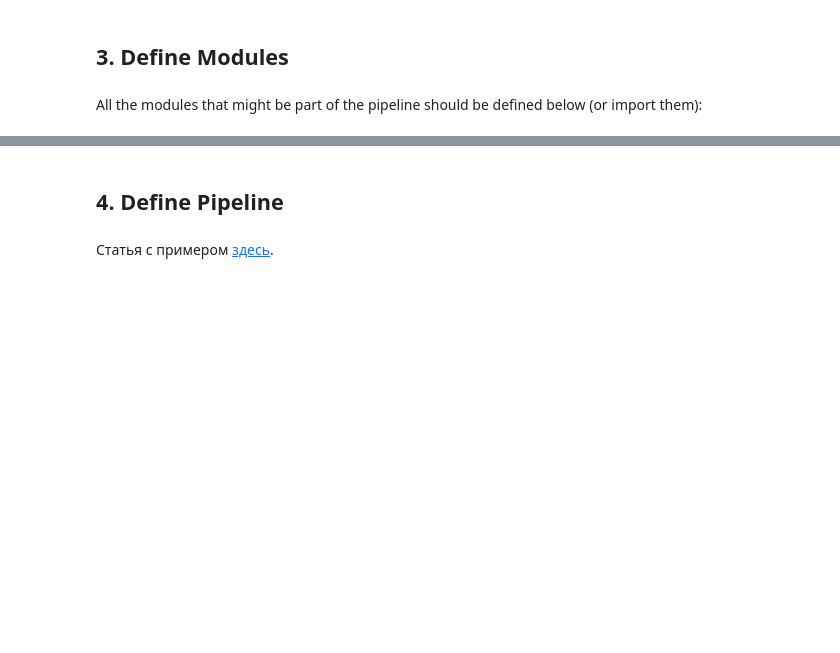
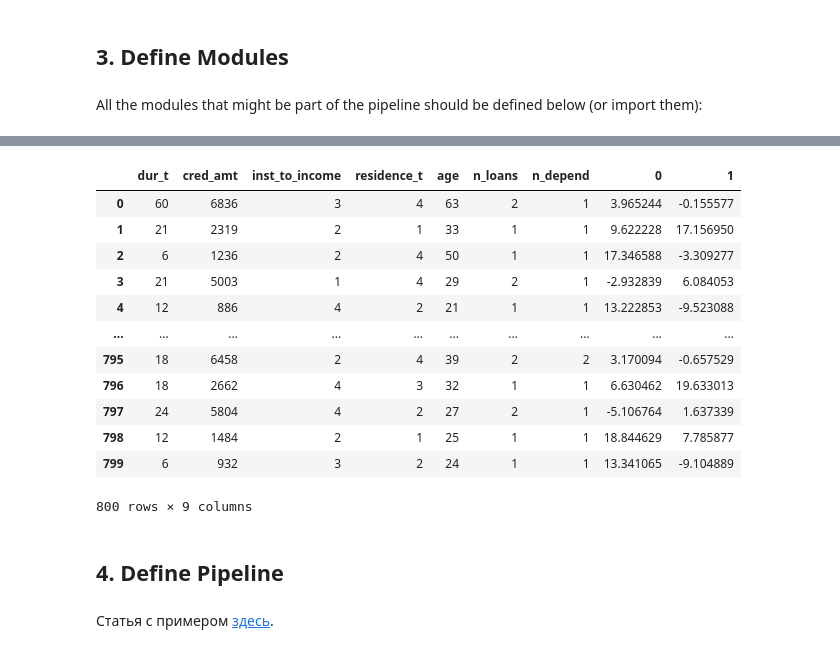
Before and after one commit to uasek/credit_scoring_project, a Jupyter notebook: baseline/pipeline-demo.ipynb, the cells around one changed output, grey strips where cells are left out. Cells and saved outputs as stored; diff of their text form; code cells hidden in the pictures; blank space fills up the shorter version.

```diff
--- a/baseline/pipeline-demo.ipynb
+++ b/baseline/pipeline-demo.ipynb
@@ -289,0 +330,20 @@ class KernelPCA_adj():
+# %%
+class UMAP_adj():
+    """
+    Обертка нужна, чтобы transform() возвращал
+    pd.df(), а не np.array() - не все могут в np
+    """
+    def __init__(self, **kwargs):
+        self.umap = umap.UMAP(**kwargs)
+
+    def fit(self, X, y):
+        self.umap.fit(X, y)
+        return self
+
+    def transform(self, X):
+        # potentially
+        return pd.concat([X, pd.DataFrame(self.umap.transform(X), index = X.index)], axis=1)
+
+    def set_params(self, **kwargs):
+        self.umap.set_params(**kwargs)
+        return self
@@ -290,3 +366,21 @@ class KernelPCA_adj():
+# %%
+kPCA = UMAP_adj()
+kPCA.fit(X_train[factors_dict['num_vals']], y_train)
+kPCA.transform(X_train[factors_dict['num_vals']])
+# %% [output]
+|  | dur_t | cred_amt | inst_to_income | residence_t | age | n_loans | n_depend | 0 | 1 |
+| 0 | 60 | 6836 | 3 | 4 | 63 | 2 | 1 | 3.965244 | -0.155577 |
+| 1 | 21 | 2319 | 2 | 1 | 33 | 1 | 1 | 9.622228 | 17.156950 |
+| 2 | 6 | 1236 | 2 | 4 | 50 | 1 | 1 | 17.346588 | -3.309277 |
+| 3 | 21 | 5003 | 1 | 4 | 29 | 2 | 1 | -2.932839 | 6.084053 |
+| 4 | 12 | 886 | 4 | 2 | 21 | 1 | 1 | 13.222853 | -9.523088 |
+| ... | ... | ... | ... | ... | ... | ... | ... | ... | ... |
+| 795 | 18 | 6458 | 2 | 4 | 39 | 2 | 2 | 3.170094 | -0.657529 |
+| 796 | 18 | 2662 | 4 | 3 | 32 | 1 | 1 | 6.630462 | 19.633013 |
+| 797 | 24 | 5804 | 4 | 2 | 27 | 2 | 1 | -5.106764 | 1.637339 |
+| 798 | 12 | 1484 | 2 | 1 | 25 | 1 | 1 | 18.844629 | 7.785877 |
+| 799 | 6 | 932 | 3 | 2 | 24 | 1 | 1 | 13.341065 | -9.104889 |
+800 rows × 9 columns
 # %%
 # from typing import List, Union
 
```
Also changed, not shown: parts of 18 cells of this notebook.
